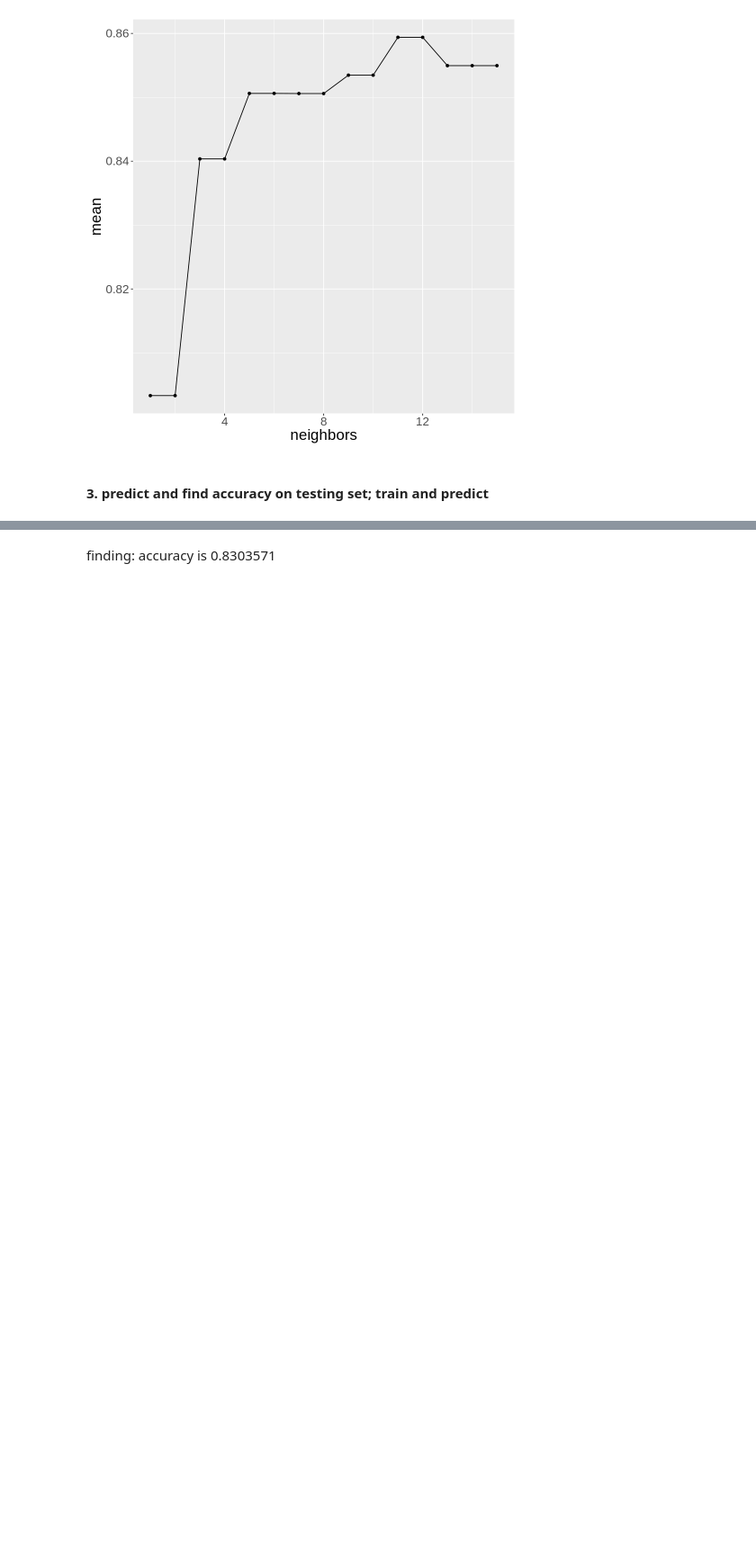
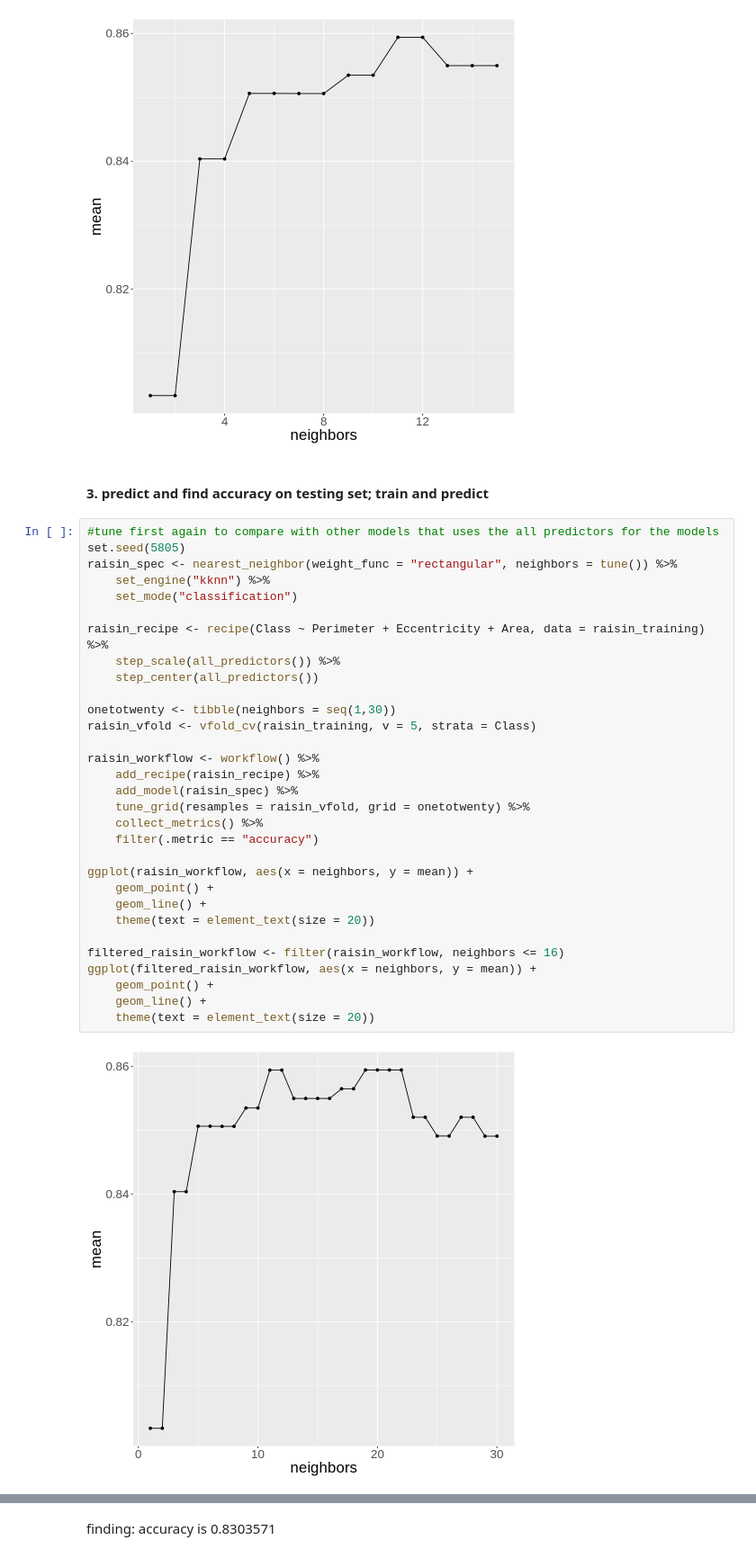
Before and after one commit to dylankim990/DSCI100_Group_1, a Jupyter notebook: MainDataAnalysis.ipynb, the cells around one changed output, grey strips where cells are left out. Shown at 90% size. Drawn from its saved outputs; the diff is of its cells as text; blank space fills up the shorter version.

```diff
--- a/MainDataAnalysis.ipynb
+++ b/MainDataAnalysis.ipynb
@@ -170,3 +172,36 @@ ggplot(filtered_raisin_workflow, aes(x = neighbors, y = mean)) +
 [figure]
 # %% [markdown]
 #### 3. predict and find accuracy on testing set; train and predict
+# %%
+#tune first again to compare with other models that uses the all predictors for the models
+set.seed(5805)
+raisin_spec <- nearest_neighbor(weight_func = "rectangular", neighbors = tune()) %>%
+    set_engine("kknn") %>%
+    set_mode("classification")
+
+raisin_recipe <- recipe(Class ~ Perimeter + Eccentricity + Area, data = raisin_training) %>%
+    step_scale(all_predictors()) %>%
+    step_center(all_predictors())
+
+onetotwenty <- tibble(neighbors = seq(1,30))
+raisin_vfold <- vfold_cv(raisin_training, v = 5, strata = Class)
+
+raisin_workflow <- workflow() %>%
+    add_recipe(raisin_recipe) %>%
+    add_model(raisin_spec) %>%
+    tune_grid(resamples = raisin_vfold, grid = onetotwenty) %>%
+    collect_metrics() %>%
+    filter(.metric == "accuracy")
+
+ggplot(raisin_workflow, aes(x = neighbors, y = mean)) +
+    geom_point() +
+    geom_line() +
+    theme(text = element_text(size = 20))
+
+filtered_raisin_workflow <- filter(raisin_workflow, neighbors <= 16)
+ggplot(filtered_raisin_workflow, aes(x = neighbors, y = mean)) +
+    geom_point() +
+    geom_line() +
+    theme(text = element_text(size = 20))
+# %% [output]
+[figure, added]
```
Also changed, not shown: parts of 12 cells of this notebook.
